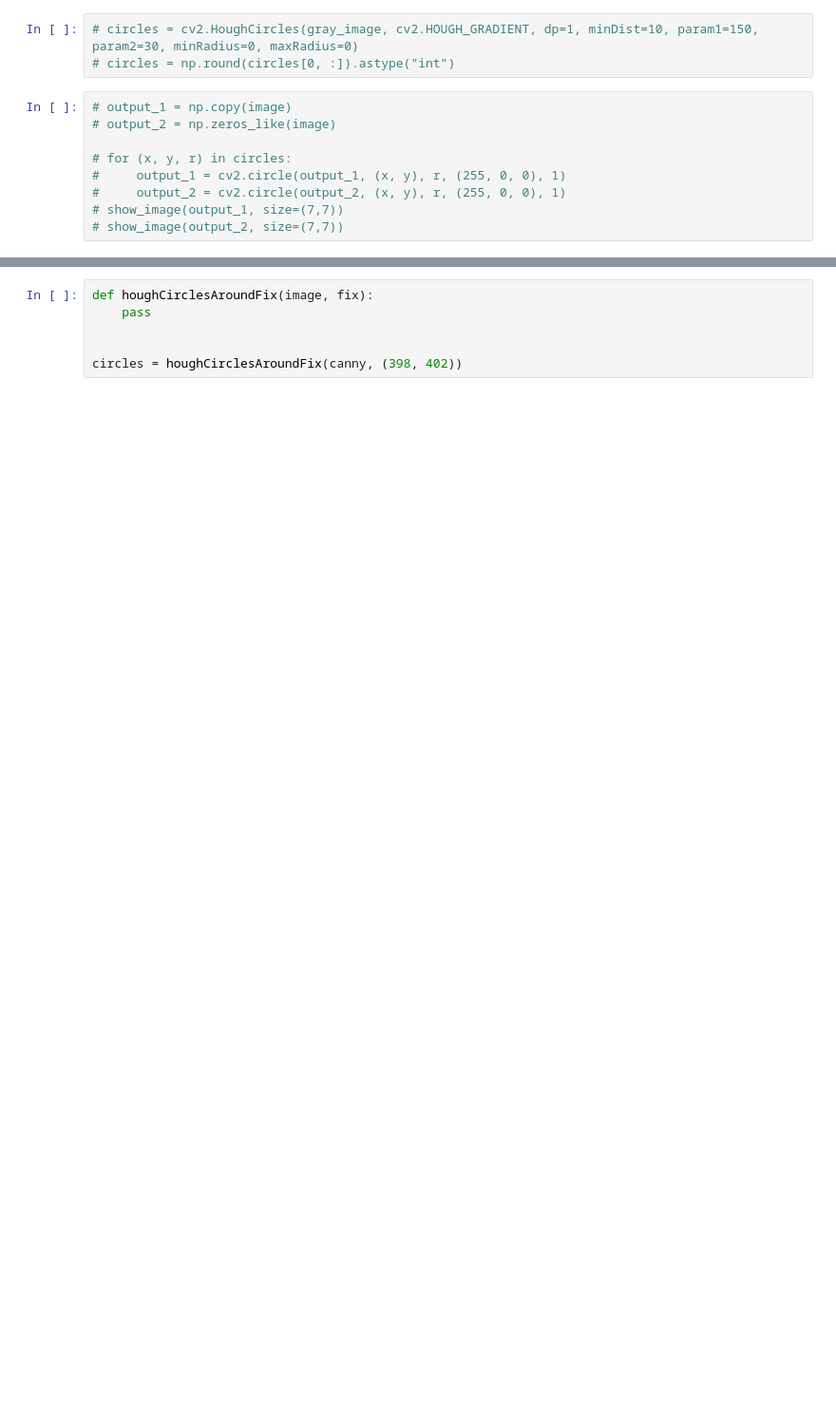
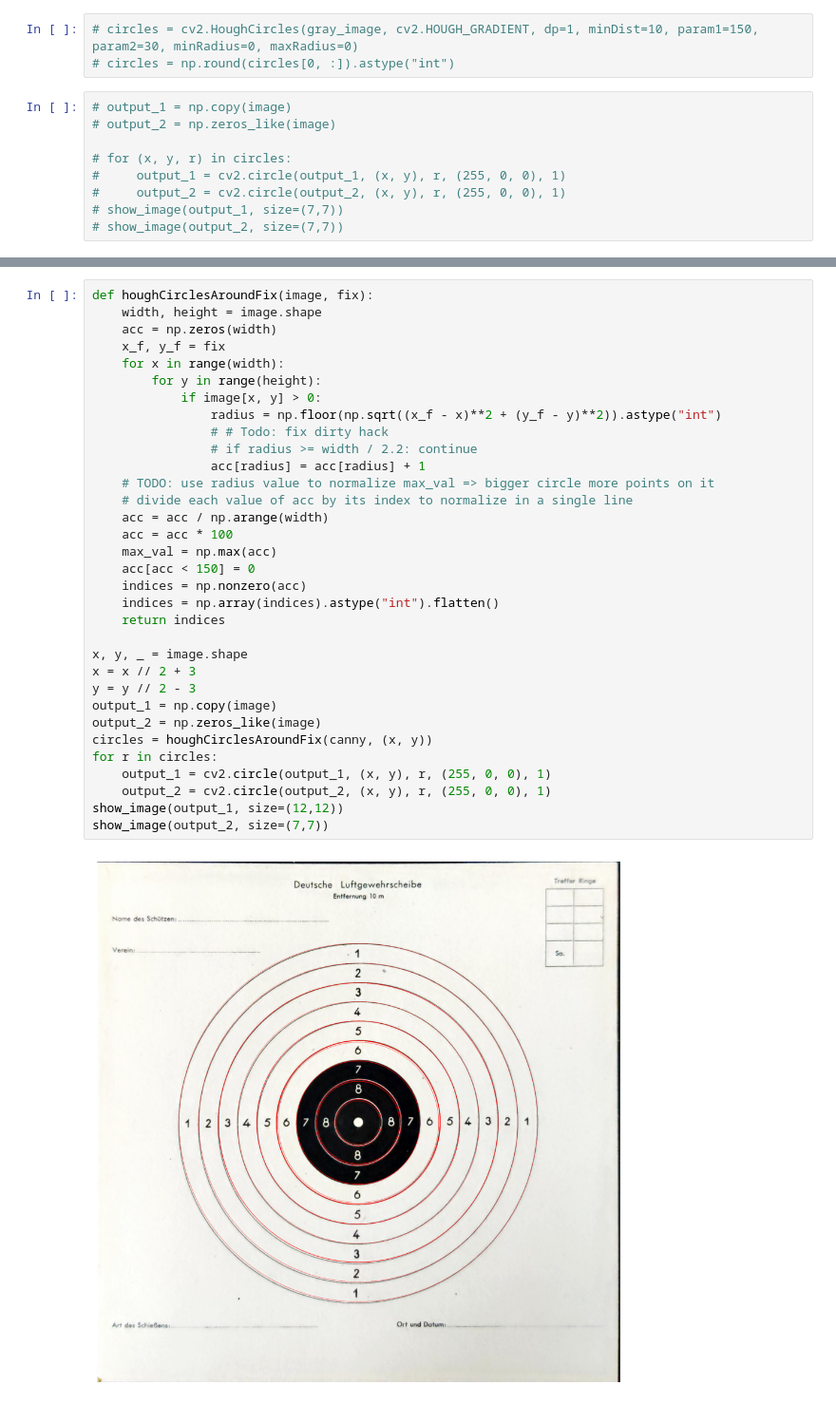
Before and after one commit to NiclasEgeler/AirgunTarget, a Jupyter notebook: target_detection.ipynb, the cells around one changed output, grey strips where cells are left out. Shown at 95% size. Drawn from its saved outputs; the diff is of its cells as text; blank space fills up the shorter version.

Commit message:
circle detection for fix center

```diff
--- a/target_detection.ipynb
+++ b/target_detection.ipynb
@@ -75,9 +77,38 @@ show_image(canny, cmap='gray', size=(7,7))
 # show_image(output_1, size=(7,7))
 # show_image(output_2, size=(7,7))
 # median_x, median_y
-# %%
-def houghCirclesAroundFix(image, fix):
-    pass
-
-
-circles = houghCirclesAroundFix(canny, (398, 402))
+# %%
+def houghCirclesAroundFix(image, fix):
+    width, height = image.shape
+    acc = np.zeros(width)
+    x_f, y_f = fix
+    for x in range(width):
+        for y in range(height):
+            if image[x, y] > 0:
+                radius = np.floor(np.sqrt((x_f - x)**2 + (y_f - y)**2)).astype("int")
+                # # Todo: fix dirty hack
+                # if radius >= width / 2.2: continue
+                acc[radius] = acc[radius] + 1
+    # TODO: use radius value to normalize max_val => bigger circle more points on it
+    # divide each value of acc by its index to normalize in a single line
+    acc = acc / np.arange(width)
+    acc = acc * 100
+    max_val = np.max(acc)
+    acc[acc < 150] = 0
+    indices = np.nonzero(acc)
+    indices = np.array(indices).astype("int").flatten()
+    return indices
+
+x, y, _ = image.shape
+x = x // 2 + 3
+y = y // 2 - 3
+output_1 = np.copy(image)
+output_2 = np.zeros_like(image)
+circles = houghCirclesAroundFix(canny, (x, y))
+for r in circles:
+    output_1 = cv2.circle(output_1, (x, y), r, (255, 0, 0), 1)
+    output_2 = cv2.circle(output_2, (x, y), r, (255, 0, 0), 1)
+show_image(output_1, size=(12,12))
+show_image(output_2, size=(7,7))
+# %% [output]
+[figure, added]
```
Also changed, not shown: parts of 5 cells of this notebook, 1 other file.
